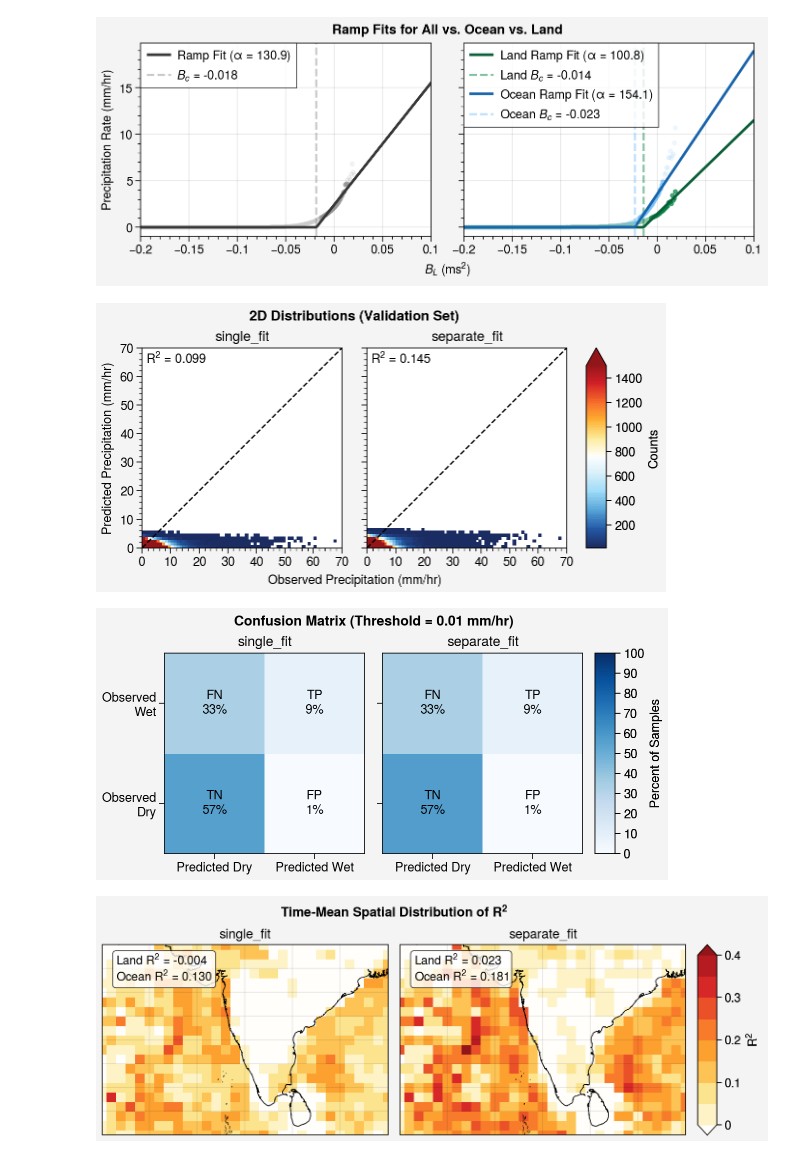
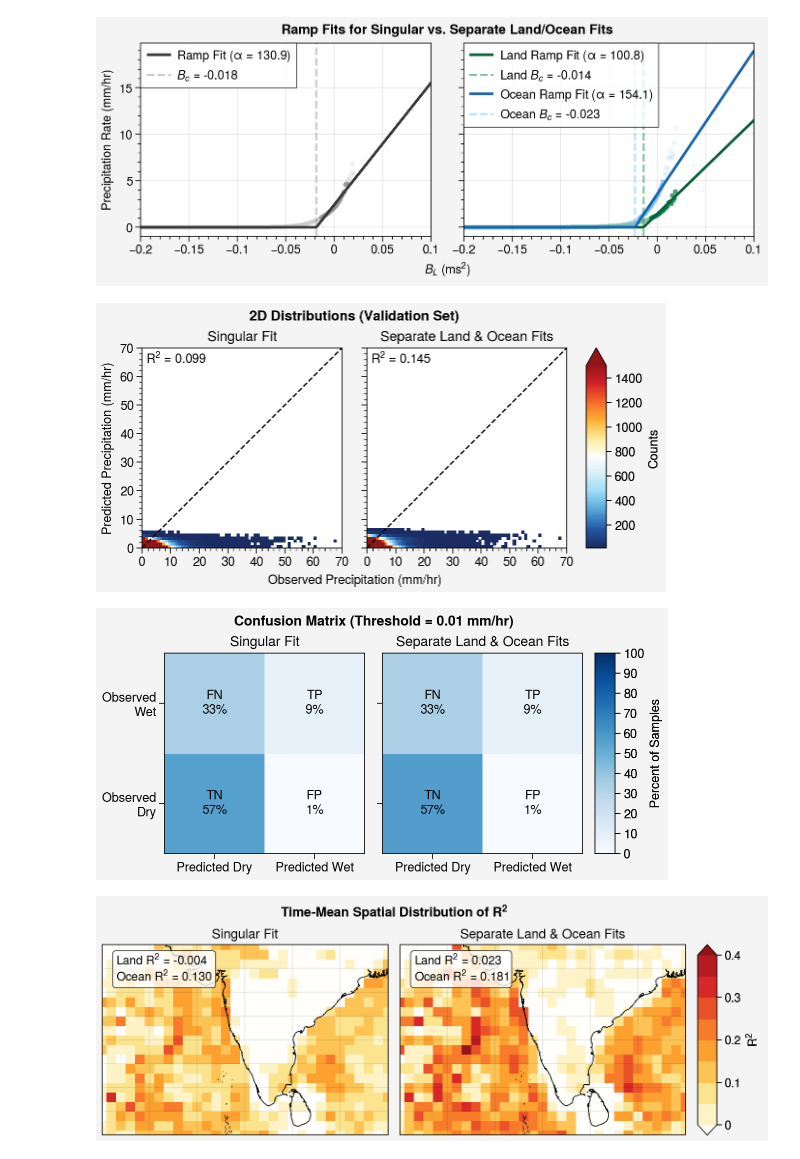
Before and after one commit to savannahferretti/monsoon-sr, a Jupyter notebook: notebooks/pod.ipynb, the cells around one changed output. Cells and saved outputs as stored; diff of their text form; code cells hidden in the pictures.

```diff
--- a/notebooks/pod.ipynb
+++ b/notebooks/pod.ipynb
@@ -9,7 +9,7 @@ pplt.rc['reso']='xx-hi'
 pplt.rc['figure.dpi'] = 100
 warnings.filterwarnings('ignore')
 # %%
-CONFIGSPATH = '/global/cfs/cdirs/m4334/sferrett/monsoon-sr/src/pod/configs.json'
+CONFIGSPATH = '/global/cfs/cdirs/m4334/sferrett/monsoon-discovery/scripts/pod/configs.json'
 with open(CONFIGSPATH,'r',encoding='utf-8') as f:
     CONFIGS = json.load(f)
 
@@ -58,7 +58,7 @@ def get_confusion_matrix(ytrue,ypred,dims=None,prthresh=PRTHRESH):
         return tp.astype('int64'),fp.astype('int64'),fn.astype('int64'),tn.astype('int64')
 # %%
 fig,axs = pplt.subplots(nrows=1,ncols=2,refwidth=3,refheight=2,share=True)
-axs.format(suptitle='Ramp Fits for All vs. Ocean vs. Land',
+axs.format(suptitle='Ramp Fits for Singular vs. Separate Land/Ocean Fits',
            xlabel='$\mathit{B_L}$ (ms$^2$)',xlim=(-0.2,0.1),ylabel='Precipitation Rate (mm/hr)')
 for i,run in enumerate(RUNS):
     runname     = run['run_name']
@@ -95,7 +95,7 @@ for i,run in enumerate(RUNS):
 axs.legend(loc='ul',ncols=1)
 pplt.show()
 # %% [output]
-[figure, old version]
+[figure, new version]
 # %%
 truepath = os.path.join(FILEDIR,f'{SPLIT}.h5')
 with xr.open_dataset(truepath,engine='h5netcdf') as ds:
@@ -104,7 +104,7 @@ with xr.open_dataset(truepath,engine='h5netcdf') as ds:
 results = {}
 for run in RUNS:
     runname     = run['run_name']
-    description = run.get('description',runname)
+    description = run['description']
     predpath    = os.path.join(RESULTSDIR,f'pod_{runname}_{SPLIT}_pr.nc')
     with xr.open_dataset(predpath,engine='h5netcdf') as ds:
         predpr = ds['pr'].load()
@@ -113,47 +113,49 @@ for run in RUNS:
 # %%
 globalmin = 0
 globalmax = 70
 binedges  = np.linspace(globalmin,globalmax,71)
 
 paneldata = []
 for runname,result in results.items():
+    description = result['description']
     ytrue = result['ytrue']
     ypred = result['ypred']
-    r2     = get_r2(ytrue,ypred,dims=None)
+    r2 = get_r2(ytrue,ypred,dims=None)
     ytrueflat = ytrue.values.ravel()
     ypredflat = ypred.values.ravel()
     finite = np.isfinite(ytrueflat)&np.isfinite(ypredflat)
     hist,_,_ = np.histogram2d(ytrueflat[finite],ypredflat[finite],bins=[binedges,binedges])
     hist = np.ma.masked_where(hist==0,hist)
-    paneldata.append((runname,hist,float(r2)))
+    paneldata.append((description,hist,float(r2)))
 
 fig,axs = pplt.subplots(nrows=1,ncols=len(paneldata),refwidth=2,share=True)
 axs.format(suptitle='2D Distributions (Validation Set)',xlabel='Observed Precipitation (mm/hr)',ylabel='Predicted Precipitation (mm/hr)')
 im = None
-for ax,(runname,hist,r2) in zip(axs,paneldata):
+for ax,(description,hist,r2) in zip(axs,paneldata):
     im = ax.pcolormesh(binedges,binedges,hist.T,cmap='ColdHot',vmin=1,vmax=1500,levels=100,extend='max')
     ax.plot([globalmin,globalmax],[globalmin,globalmax],color='k',linewidth=1,linestyle='--')
     ax.text(0.02,0.98,f'R$^2$ = {r2:.3f}',transform=ax.transAxes,va='top',ha='left')
-    ax.format(title=runname,xlim=(globalmin,globalmax),xticks=10,ylim=(globalmin,globalmax),yticks=10)
+    ax.format(title=description,xlim=(globalmin,globalmax),xticks=10,ylim=(globalmin,globalmax),yticks=10)
 fig.colorbar(im,loc='r',label='Counts',ticks=200)
 pplt.show()
 # %% [output]
-[figure, old version]
+[figure, new version]
 # %%
 paneldata = []
 for runname,result in results.items():
+    description = result['description']
     ytrue  = result['ytrue']
     ypred  = result['ypred']
     finite = np.isfinite(ytrueflat)&np.isfinite(ypredflat)
     tp,fp,fn,tn = get_confusion_matrix(ytrue,ypred,dims=None)
     total  = tp+fp+tn+fn
     matrix = 100.0*np.array([[tn,fp],[fn,tp]],dtype=float)/total
-    paneldata.append((runname,matrix,dict(TP=tp,FP=fp,FN=fn,TN=tn,total=total)))
+    paneldata.append((description,matrix,dict(TP=tp,FP=fp,FN=fn,TN=tn,total=total)))
 
 fig,axs = pplt.subplots(nrows=1,ncols=len(paneldata),refwidth=2,share=True)
 axs.format(suptitle=f'Confusion Matrix (Threshold = {PRTHRESH} mm/hr)')
 im = None
-for ax,(runname,matrix,count) in zip(axs,paneldata):
+for ax,(description,matrix,count) in zip(axs,paneldata):
     edges = [0,1,2]
     im = ax.pcolormesh(edges,edges,matrix,cmap='Blues',vmin=0,vmax=100,levels=111)
     labels = [
@@ -163,31 +165,32 @@ for ax,(runname,matrix,count) in zip(axs,paneldata):
         ('TP',count['TP'],matrix[1,1],1.5,1.5)]
     for label,value,percent,x,y in labels:
         ax.text(x,y,f'{label}\n{percent:.0f}%',ha='center',va='center')
-    ax.format(title=runname,
+    ax.format(title=description,
               xlim=(0,2),xticks=[0.5,1.5],xticklabels=['Predicted Dry','Predicted Wet'],xminorticks='none',
               ylim=(0,2),yticks=[0.5,1.5],yticklabels=['Observed\nDry','Observed\nWet'],yminorticks='none')
 fig.colorbar(im,loc='r',ticks=10,label='Percent of Samples')
 pplt.show()
 # %% [output]
-[figure, old version]
+[figure, new version]
 # %%
-landfrac  = xr.open_dataarray('/global/cfs/cdirs/m4334/sferrett/monsoon-sr/data/interim/lf.nc')
+landfrac  = xr.open_dataarray('/global/cfs/cdirs/m4334/sferrett/monsoon-discovery/data/interim/lf.nc')
 paneldata = []
 for runname,result in results.items():
+    description = result['description']
     ytrue = result['ytrue']
     ypred = result['ypred']
     r2    = get_r2(ytrue,ypred,dims=['time'])
     r2land,r2ocean = get_r2(ytrue,ypred,dims=['time','lat','lon'],landfrac=landfrac)
-    paneldata.append((runname,r2,r2land,r2ocean))
+    paneldata.append((description,r2,r2land,r2ocean))
 
 fig,axs = pplt.subplots(nrows=1,ncols=len(paneldata),refwidth=3,proj='cyl',share=False)
 axs.format(suptitle=f'Time-Mean Spatial Distribution of R$^2$',coast=True,latlim=(5,25),lonlim=(60,90))
-for i,(runname,r2,r2land,r2ocean) in enumerate(paneldata):
+for i,(description,r2,r2land,r2ocean) in enumerate(paneldata):
     im = axs[i].pcolormesh(r2.lon,r2.lat,r2,cmap='ColdHot',cmap_kw={'left':0.5},vmin=0,vmax=0.4,levels=9,extend='both')
     axs[i].text(0.05,0.95,f'Land R$^2$ = {r2land:.3f}\nOcean R$^2$ = {r2ocean:.3f}',transform=axs[i].transAxes,ha='left',va='top',
             bbox=dict(boxstyle='round',facecolor='white',alpha=0.8,edgecolor='k'))
-    axs[i].format(title=runname)
+    axs[i].format(title=description)
 fig.colorbar(im,loc='r',label='R$^2$',ticks=0.1)
 pplt.show()
 # %% [output]
-[figure, old version]
+[figure, new version]
```
Also changed, not shown: 23 other files.
